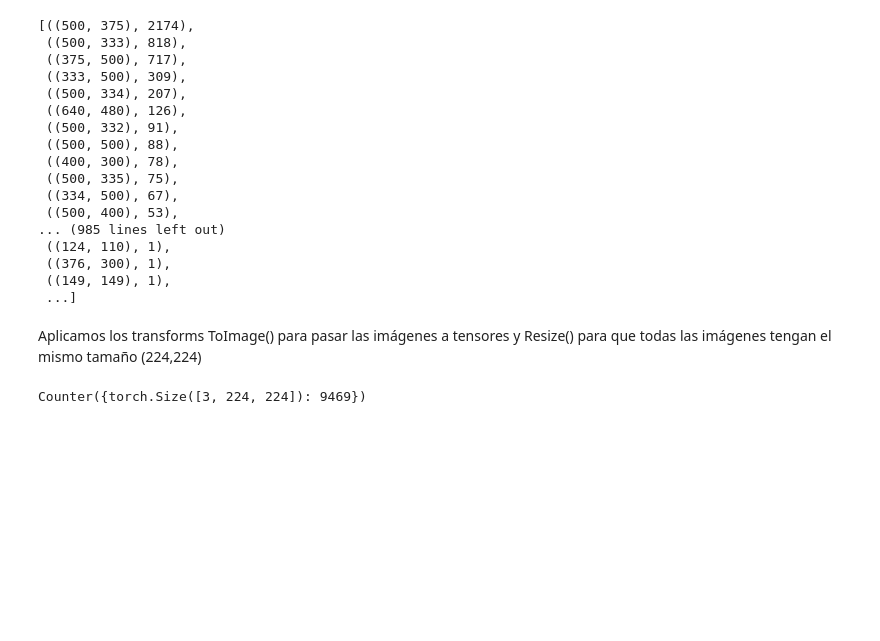
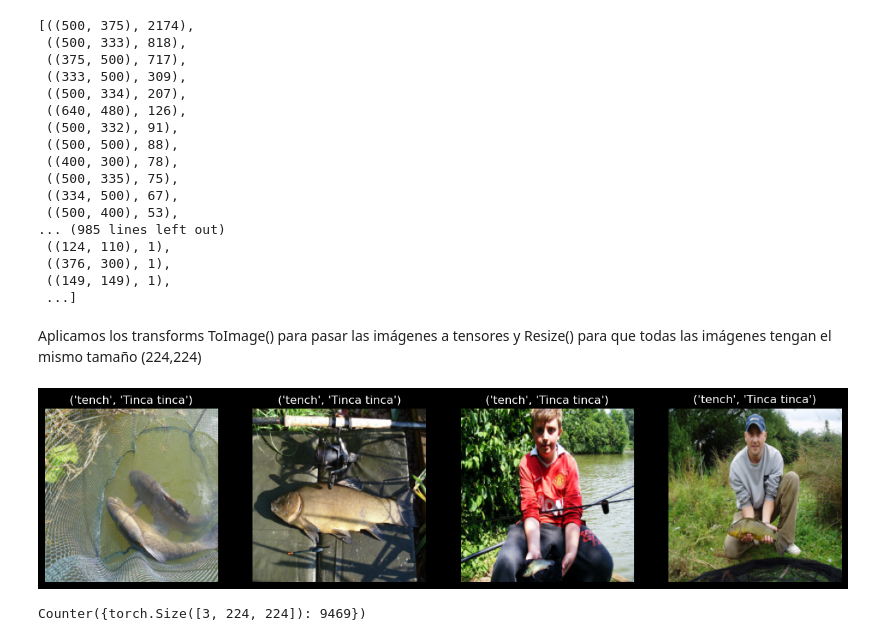
Before and after one commit to joacoguerrae/taller_dl, a Jupyter notebook: tarea_1/Tarea_1-letra.ipynb, the cells around one changed output. Drawn from its saved outputs; the diff is of its cells as text; code cells hidden in the pictures; blank space fills up the shorter version.

```diff
--- a/tarea_1/Tarea_1-letra.ipynb
+++ b/tarea_1/Tarea_1-letra.ipynb
@@ -87,13 +84,17 @@ Aplicamos los transforms ToImage() para pasar las imágenes a tensores y Resize(
 # %%
 transforms = T.Compose([
     T.ToImage(),
     T.Resize((224, 224))
 
 ])
 
 imagenette_dataset_transformado = datasets.Imagenette(
     DATA_DIR, download=False, transform=transforms
 )
+
+utils.show_tensor_images([imagenette_dataset_transformado[i][0] for i in range(4)], titles=[imagenette_dataset_transformado.classes[imagenette_dataset_transformado[i][1]] for i in range(4)])
+# %% [output]
+[figure, added]
 # %%
 sizes = [imagenette_dataset_transformado[i][0].size() for i in range(len(imagenette_dataset_transformado))]
 # %%
```
Also changed, not shown: parts of 10 cells of this notebook, 1 other file.
